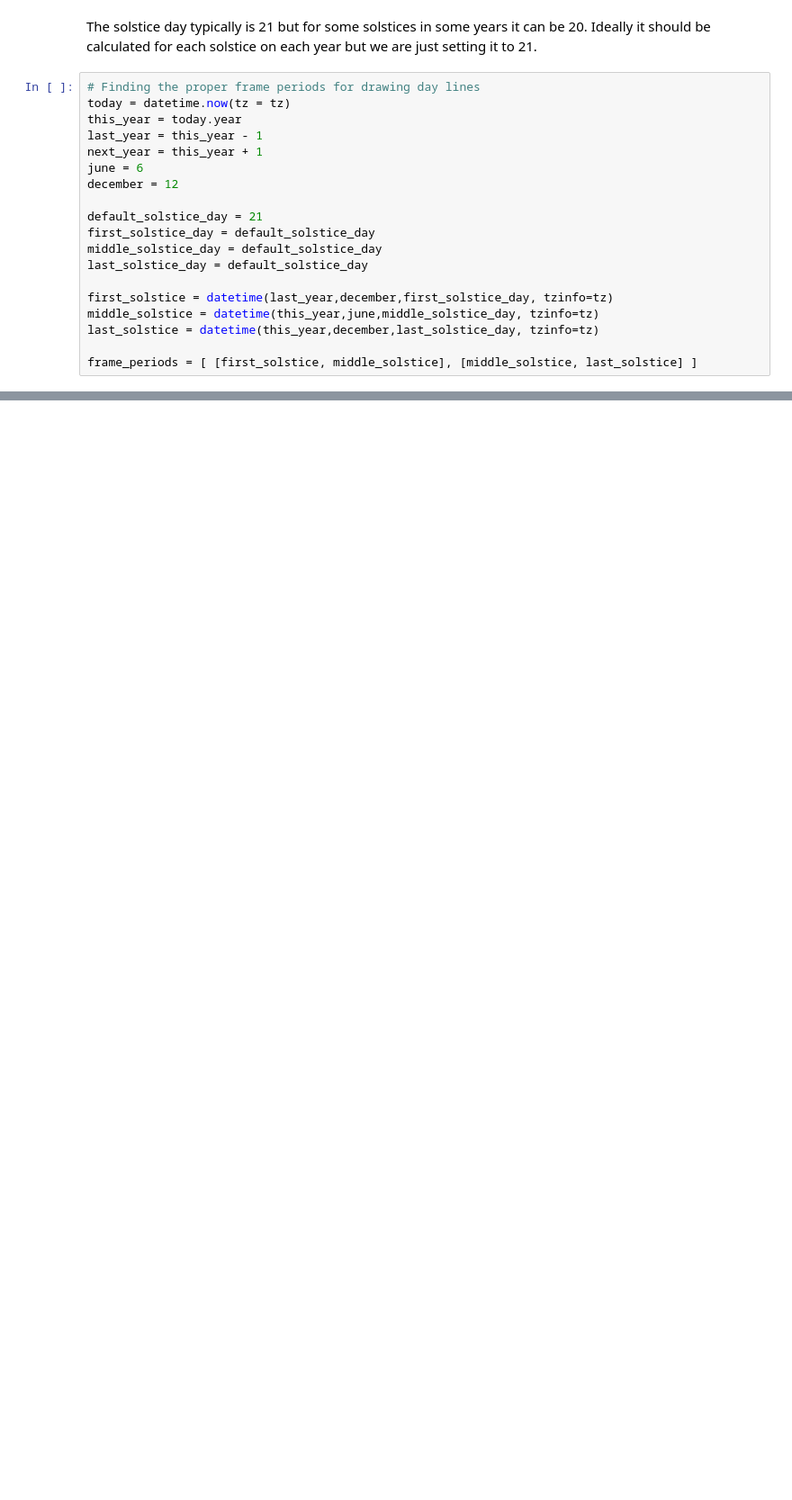
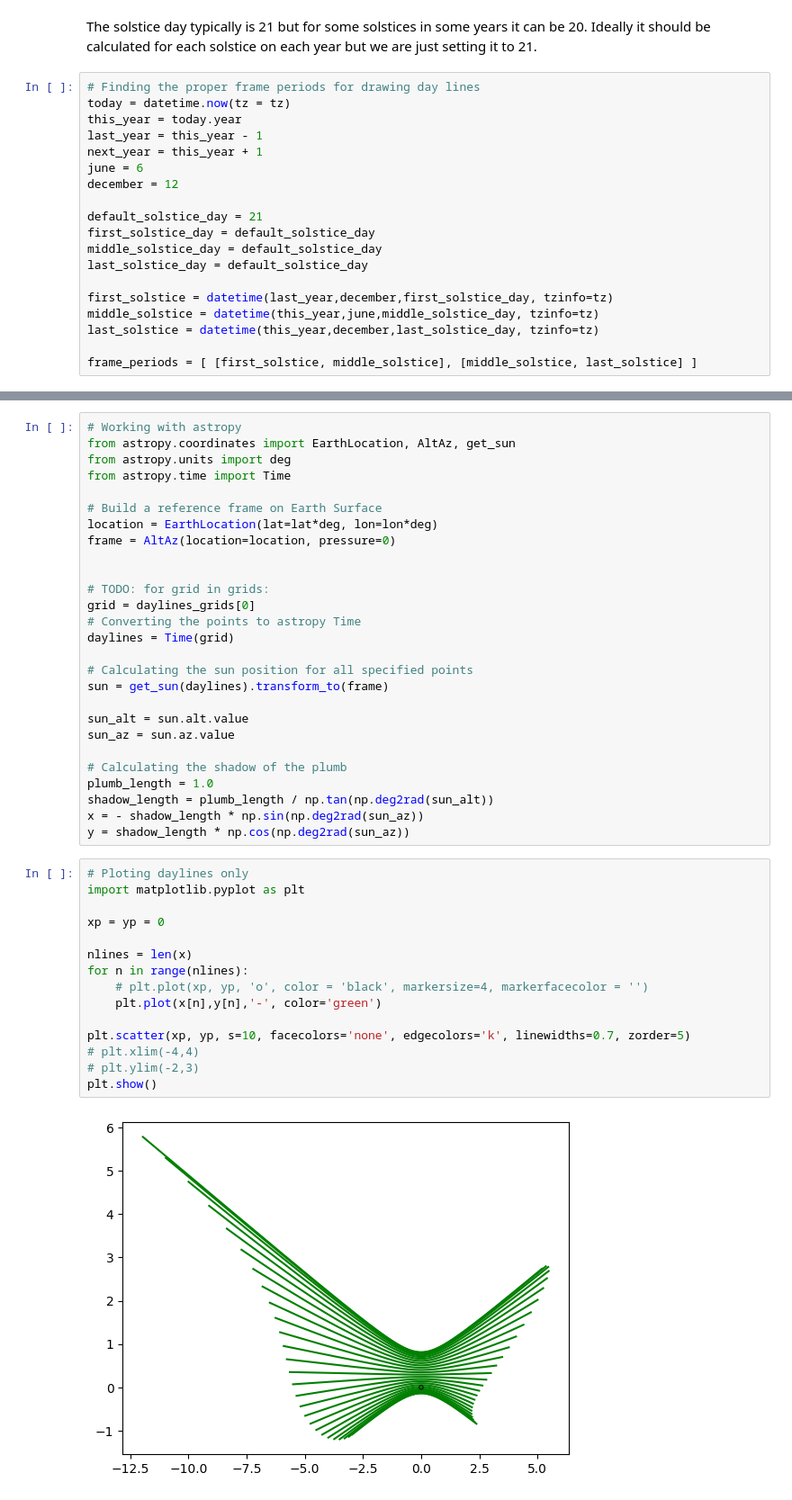
Before and after one commit to aureliobarbosa/accuratum, a Jupyter notebook: accuratum/notebooks/accuratum.ipynb, the cells around one changed output, grey strips where cells are left out. Shown at 90% size. Cells and saved outputs as stored; diff of their text form; blank space fills up the shorter version.

Commit message:
prototype: goes up to plotting daylines curves

```diff
--- a/accuratum/notebooks/accuratum.ipynb
+++ b/accuratum/notebooks/accuratum.ipynb
@@ -96,0 +111,44 @@ grid = grid_days + grid_times
+# %%
+# Working with astropy
+from astropy.coordinates import EarthLocation, AltAz, get_sun
+from astropy.units import deg
+from astropy.time import Time
+
+# Build a reference frame on Earth Surface
+location = EarthLocation(lat=lat*deg, lon=lon*deg)
+frame = AltAz(location=location, pressure=0)
+
+
+# TODO: for grid in grids:
+grid = daylines_grids[0]
+# Converting the points to astropy Time
+daylines = Time(grid)
+
+# Calculating the sun position for all specified points
+sun = get_sun(daylines).transform_to(frame)
+
+sun_alt = sun.alt.value
+sun_az = sun.az.value
+
+# Calculating the shadow of the plumb
+plumb_length = 1.0
+shadow_length = plumb_length / np.tan(np.deg2rad(sun_alt))
+x = - shadow_length * np.sin(np.deg2rad(sun_az))
+y = shadow_length * np.cos(np.deg2rad(sun_az))
+# %%
+# Ploting daylines only
+import matplotlib.pyplot as plt
+
+xp = yp = 0
+
+nlines = len(x)
+for n in range(nlines):
+    # plt.plot(xp, yp, 'o', color = 'black', markersize=4, markerfacecolor = '')
+    plt.plot(x[n],y[n],'-', color='green')
+
+plt.scatter(xp, yp, s=10, facecolors='none', edgecolors='k', linewidths=0.7, zorder=5)
+# plt.xlim(-4,4)
+# plt.ylim(-2,3)
+plt.show()
+# %% [output]
+[figure, added]
```
Also changed, not shown: parts of 4 cells of this notebook.
